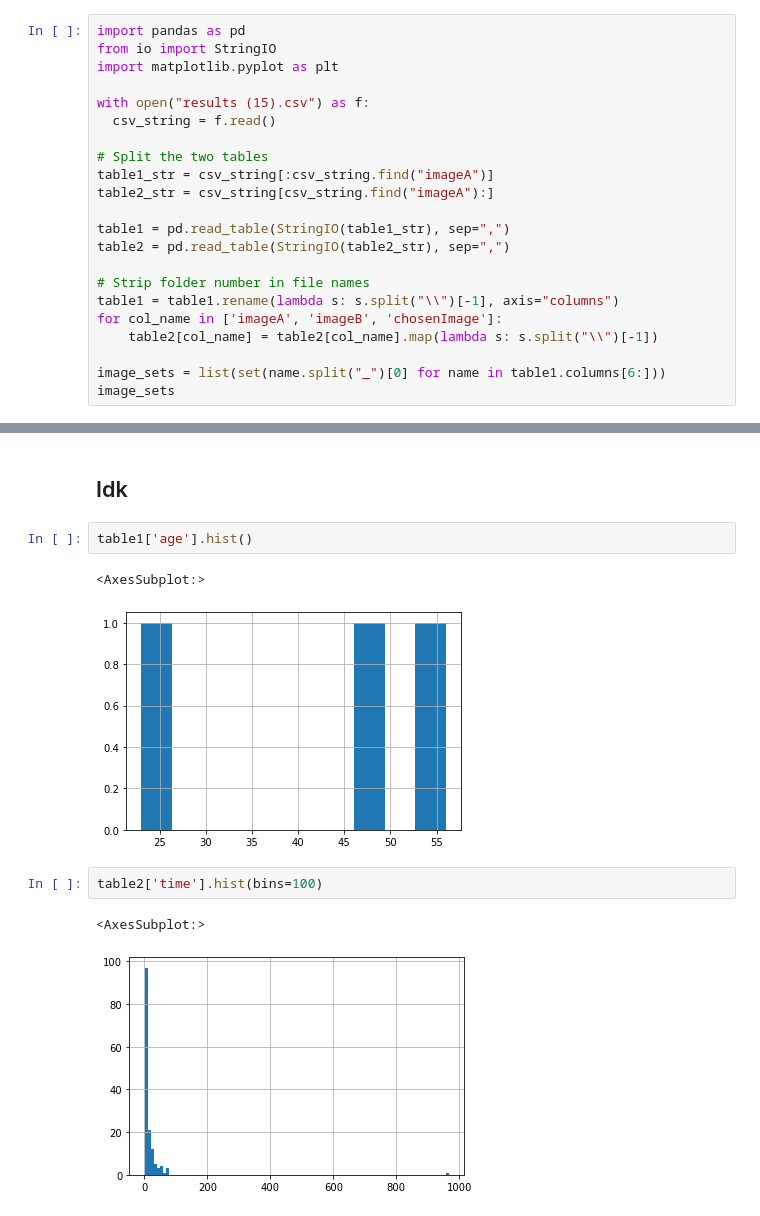
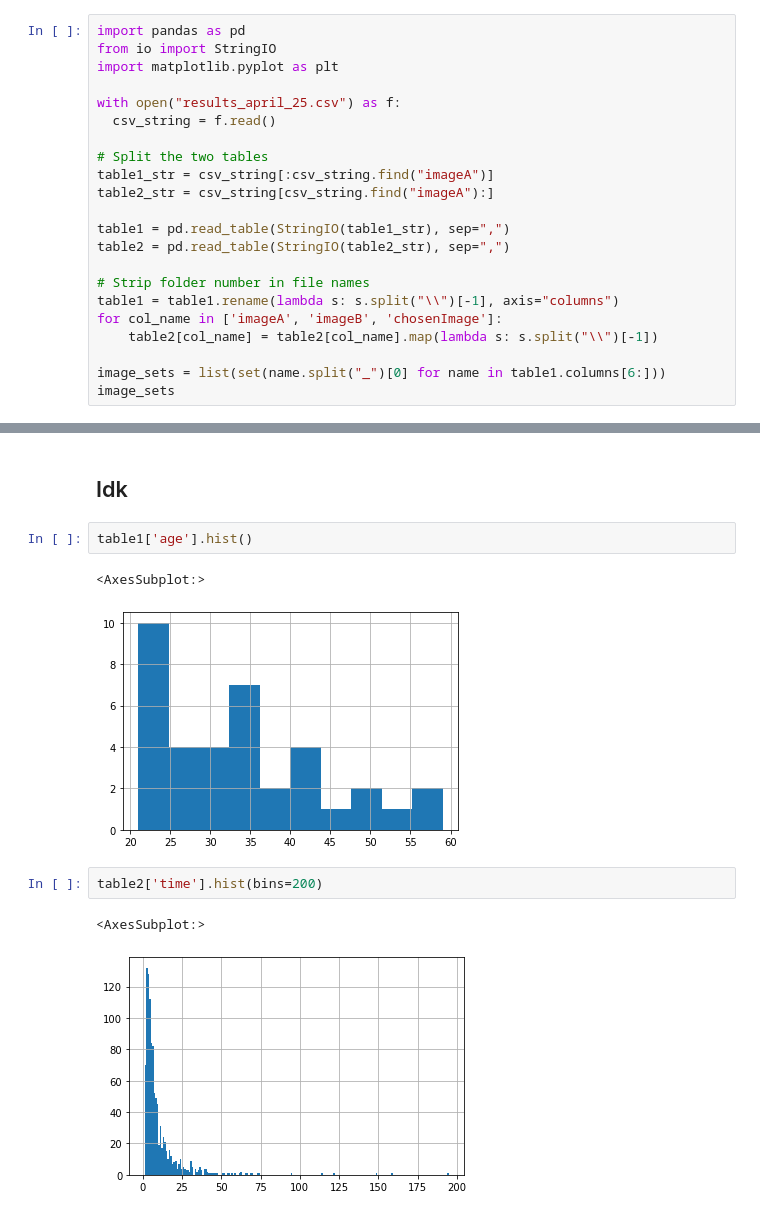
Before and after one commit to pannacotta98/color-interpolation, a Jupyter notebook: subjective-analysis/subj-analysis-algot.ipynb, the cells around one changed output, grey strips where cells are left out. Drawn from its saved outputs; the diff is of its cells as text.

```diff
--- a/subjective-analysis/subj-analysis-algot.ipynb
+++ b/subjective-analysis/subj-analysis-algot.ipynb
@@ -5,7 +5,7 @@ import pandas as pd
 from io import StringIO
 import matplotlib.pyplot as plt
 
-with open("results (15).csv") as f:
+with open("results_april_25.csv") as f:
   csv_string = f.read()
 
 # Split the two tables
@@ -96,9 +107,9 @@ for selected_set in image_sets:
 table1['age'].hist()
 # %% [output]
 <AxesSubplot:>
-[figure, old version]
+[figure, new version]
 # %%
-table2['time'].hist(bins=100)
+table2['time'].hist(bins=200)
 # %% [output]
 <AxesSubplot:>
-[figure, old version]
+[figure, new version]
```
Also changed, not shown: parts of 5 cells of this notebook, 1 other file.
